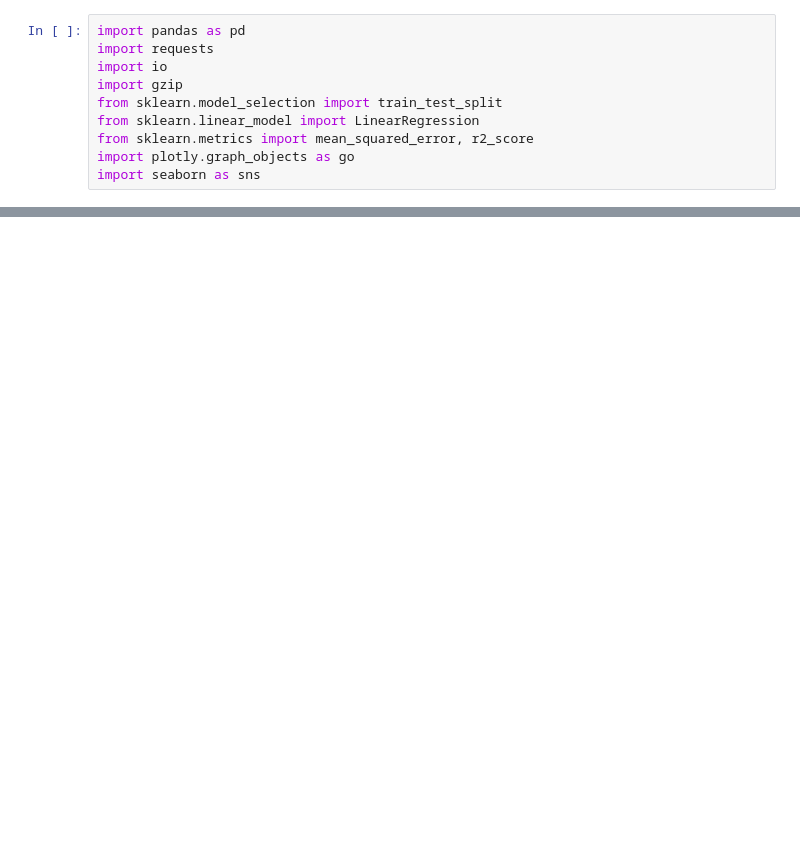
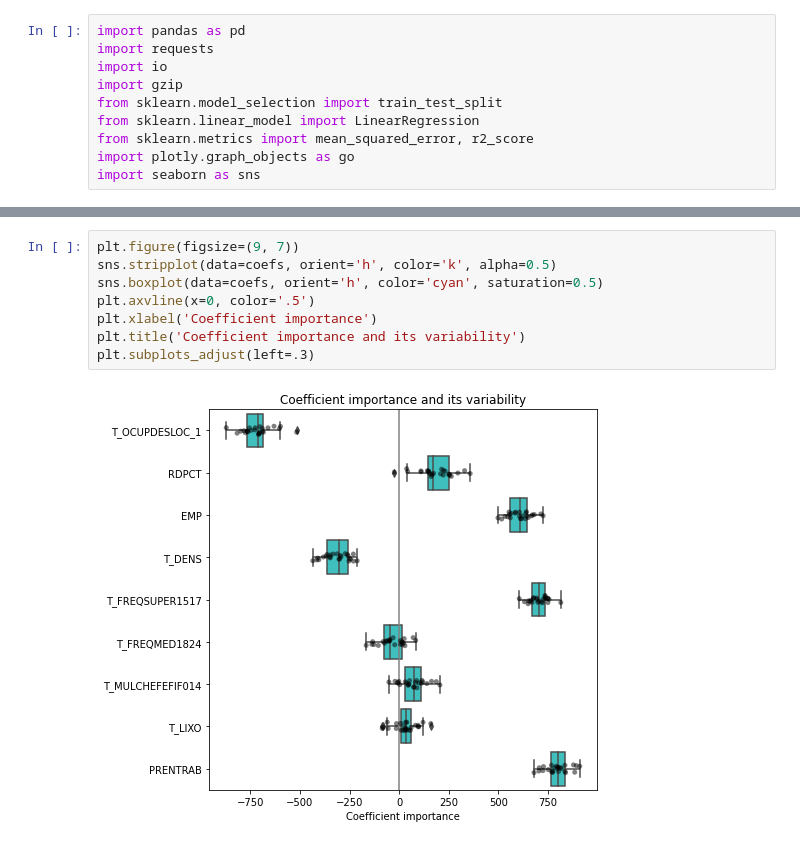
Before and after one commit to mirianbatista/covid-fatores, a Jupyter notebook: regressao_linear_incidencia.ipynb, the cells around one changed output, grey strips where cells are left out. Saved outputs shown, nothing was run; the diff lists cells and outputs as text; blank space fills up the shorter version.

```diff
--- a/regressao_linear_incidencia.ipynb
+++ b/regressao_linear_incidencia.ipynb
@@ -246,0 +238,10 @@ R-squared score (test): 0.450
+# %%
+plt.figure(figsize=(9, 7))
+sns.stripplot(data=coefs, orient='h', color='k', alpha=0.5)
+sns.boxplot(data=coefs, orient='h', color='cyan', saturation=0.5)
+plt.axvline(x=0, color='.5')
+plt.xlabel('Coefficient importance')
+plt.title('Coefficient importance and its variability')
+plt.subplots_adjust(left=.3)
+# %% [output]
+[figure, added]
```
Also changed, not shown: parts of 45 cells of this notebook.
